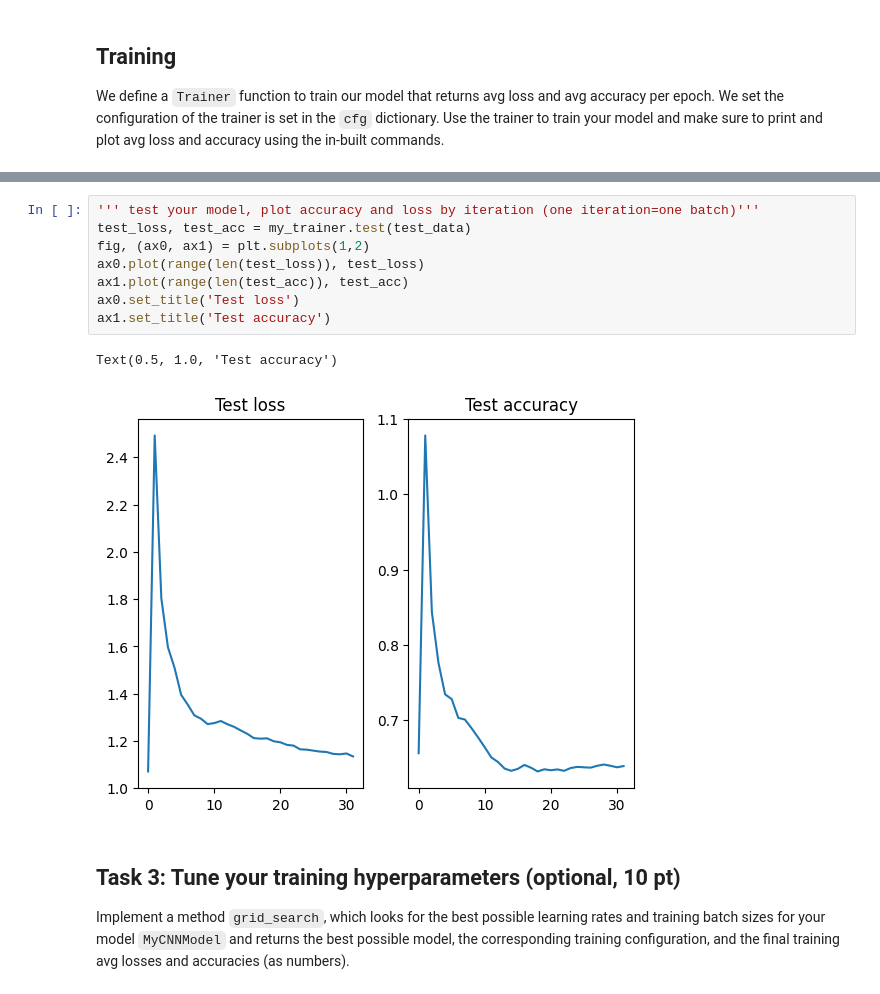
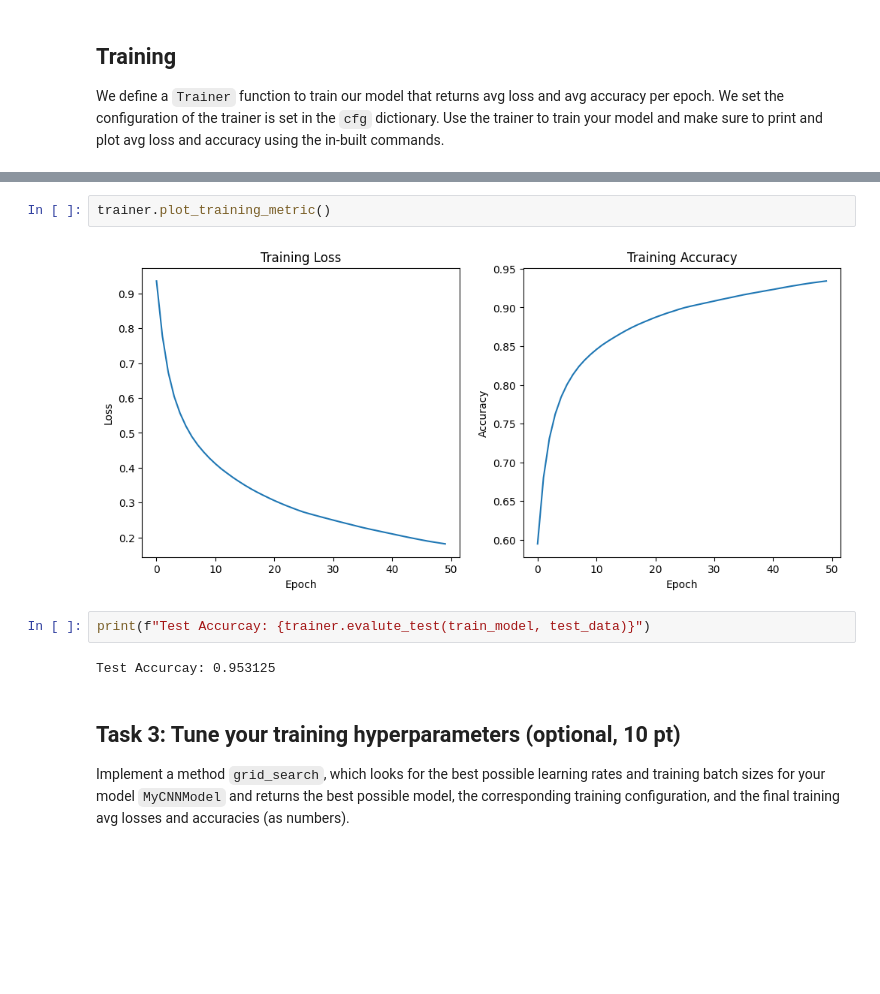
Before and after one commit to hertie-data-science-lab/assignment-2-ps-2-g, a Jupyter notebook: main.ipynb, the cells around one changed output, grey strips where cells are left out. Cells and saved outputs as stored; diff of their text form; blank space fills up the shorter version.

```diff
--- a/main.ipynb
+++ b/main.ipynb
@@ -429,14 +512,11 @@ MyCNNModel(
-# %%
-''' test your model, plot accuracy and loss by iteration (one iteration=one batch)'''
-test_loss, test_acc = my_trainer.test(test_data)
-fig, (ax0, ax1) = plt.subplots(1,2)
-ax0.plot(range(len(test_loss)), test_loss)
-ax1.plot(range(len(test_acc)), test_acc)
-ax0.set_title('Test loss')
-ax1.set_title('Test accuracy')
-# %% [output]
-Text(0.5, 1.0, 'Test accuracy')
-[figure, removed]
+# %%
+trainer.plot_training_metric()
+# %% [output]
+[figure, added]
+# %%
+print(f"Test Accurcay: {trainer.evalute_test(train_model, test_data)}")
+# %% [output]
+Test Accurcay: 0.953125
 # %% [markdown]
 ## Task 3: Tune your training hyperparameters (optional, 10 pt)
 
```
Also changed, not shown: parts of 3 cells of this notebook.
